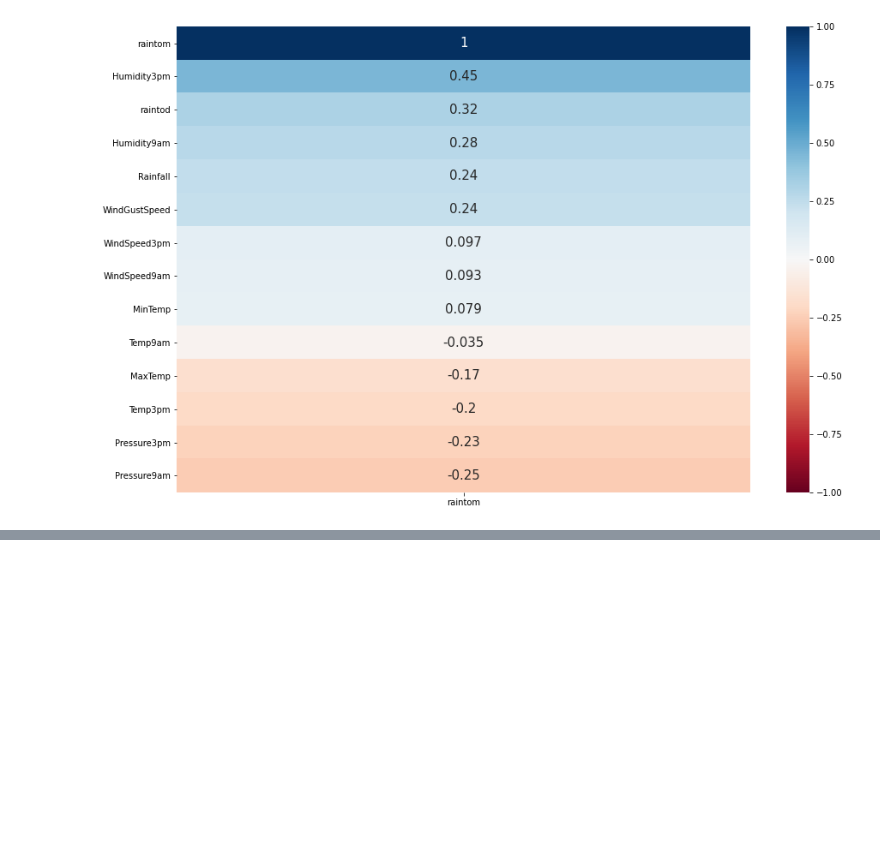
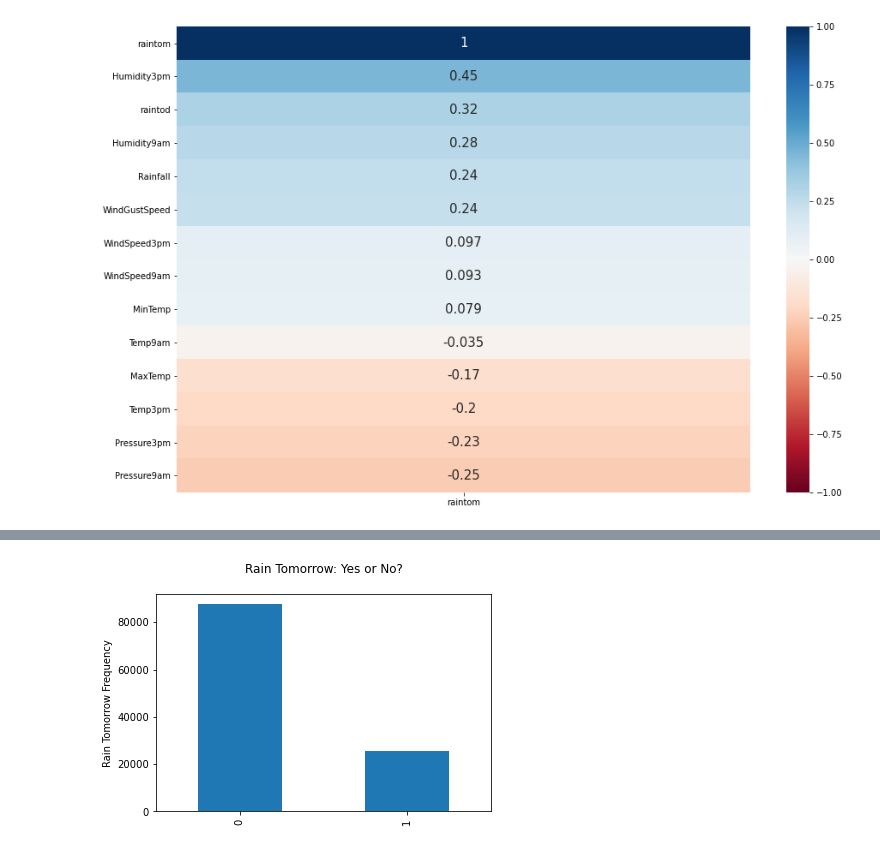
Before and after one commit to ForrestMccrosky/Rainfall_Australia, a Jupyter notebook: Australia_Rain_Rough.ipynb, the cells around one changed output, grey strips where cells are left out. Cells and saved outputs as stored; diff of their text form; code cells hidden in the pictures; blank space fills up the shorter version.

```diff
--- a/Australia_Rain_Rough.ipynb
+++ b/Australia_Rain_Rough.ipynb
@@ -373,0 +382,7 @@ KeyError: 1
+# %%
+df['raintod'].value_counts().plot.bar()
+plt.ylabel('Rain Tomorrow Frequency')
+plt.title('Rain Tomorrow: Yes or No?\n')
+plt.show()
+# %% [output]
+[figure, added]
```
Also changed, not shown: parts of 19 cells of this notebook.
